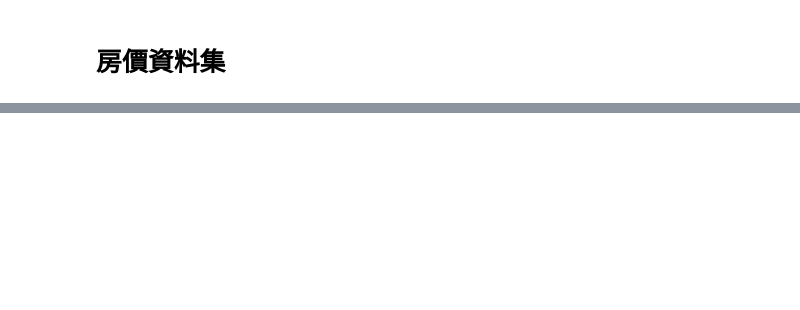
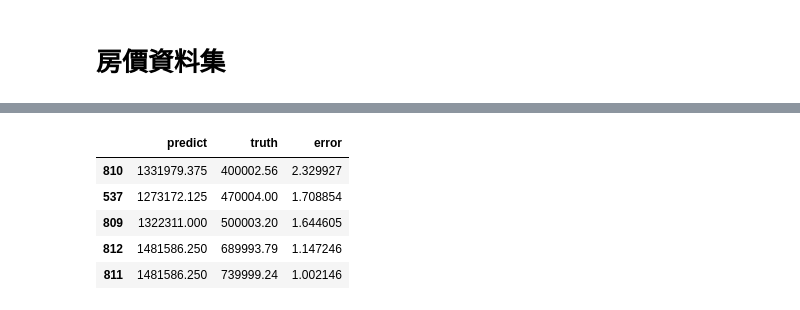
Before and after one commit to GoatWang/IIIMaterial, a Jupyter notebook: 06_XgbCV/main.ipynb, the cells around one changed output, grey strips where cells are left out. Cells and saved outputs as stored; diff of their text form; code cells hidden in the pictures; blank space fills up the shorter version.

```diff
--- a/06_XgbCV/main.ipynb
+++ b/06_XgbCV/main.ipynb
@@ -123,0 +177,15 @@ if 'df_realestate_processed.csv' not in os.listdir():
+# %%
+df_result = pd.DataFrame()
+Y_pred = bst.predict(xgboost.DMatrix(X_valid))
+df_result['predict'] = np.exp(Y_pred)
+df_result['truth'] = np.exp((list(Y_valid)))
+df_result.sort_values('truth', inplace=True)
+df_result['error'] = df_result.apply(lambda x:np.abs(x['predict'] - x['truth']) / x['truth'], axis=1)
+df_result.head()
+# %% [output]
+|  | predict | truth | error |
+| 810 | 1331979.375 | 400002.56 | 2.329927 |
+| 537 | 1273172.125 | 470004.00 | 1.708854 |
+| 809 | 1322311.000 | 500003.20 | 1.644605 |
+| 812 | 1481586.250 | 689993.79 | 1.147246 |
+| 811 | 1481586.250 | 739999.24 | 1.002146 |
```
Also changed, not shown: parts of 8 cells of this notebook.
